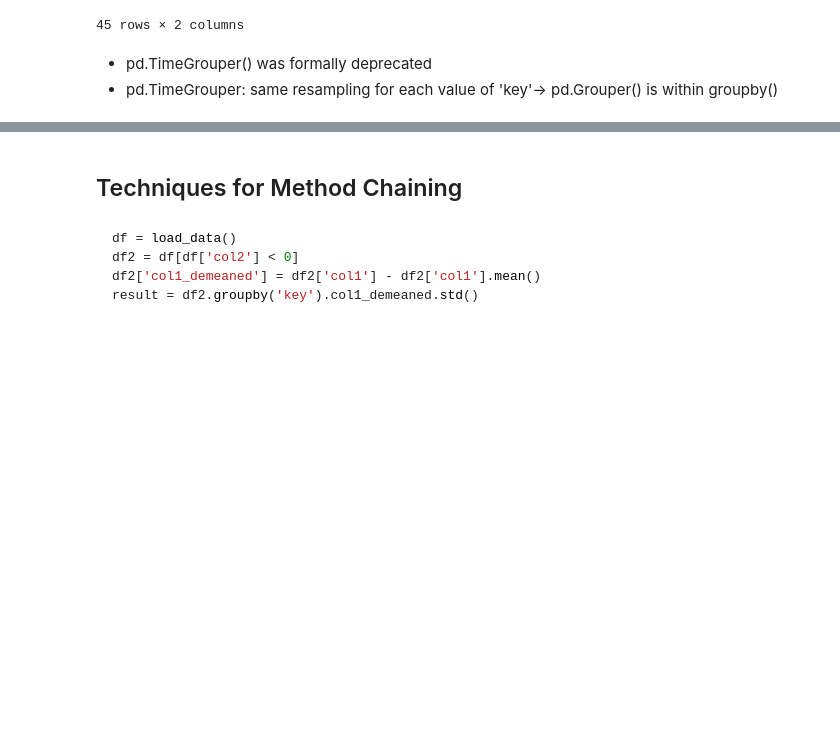
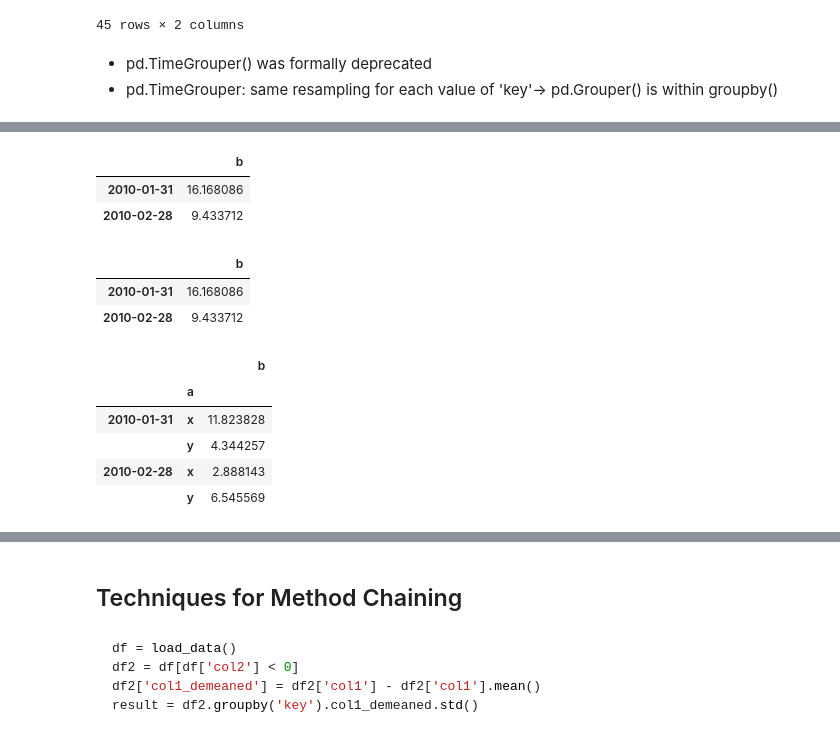
Before and after one commit to blockchain99/data_analysis, a Jupyter notebook: ch12-Copy1.ipynb, the cells around one changed output, grey strips where cells are left out. Saved outputs shown, nothing was run; the diff lists cells and outputs as text; code cells hidden in the pictures; blank space fills up the shorter version.

```diff
--- a/ch12-Copy1.ipynb
+++ b/ch12-Copy1.ipynb
@@ -920 +849,24 @@ df_test1
+# %%
+# `a` is dropped because it is non-numeric
+df.groupby(pd.Grouper(freq='M')).sum()
+# %% [output]
+|  | b |
+| 2010-01-31 | 16.168086 |
+| 2010-02-28 | 9.433712 |
+# %%
+#But the above is a little unnecessary because you're only **grouping on the index**. Instead you could do:
+df.resample('M').sum()
+# %% [output]
+|  | b |
+| 2010-01-31 | 16.168086 |
+| 2010-02-28 | 9.433712 |
+# %%
+df.groupby([pd.Grouper(freq='M'), 'a']).sum() #This the case, Grouper is useful
+# %% [output]
+|  |  | b |
+|  | a |  |
+| 2010-01-31 | x | 11.823828 |
+|  | y | 4.344257 |
+| 2010-02-28 | x | 2.888143 |
+|  | y | 6.545569 |
 # %%
```
Also changed, not shown: parts of 12 cells of this notebook, 1 other file.
